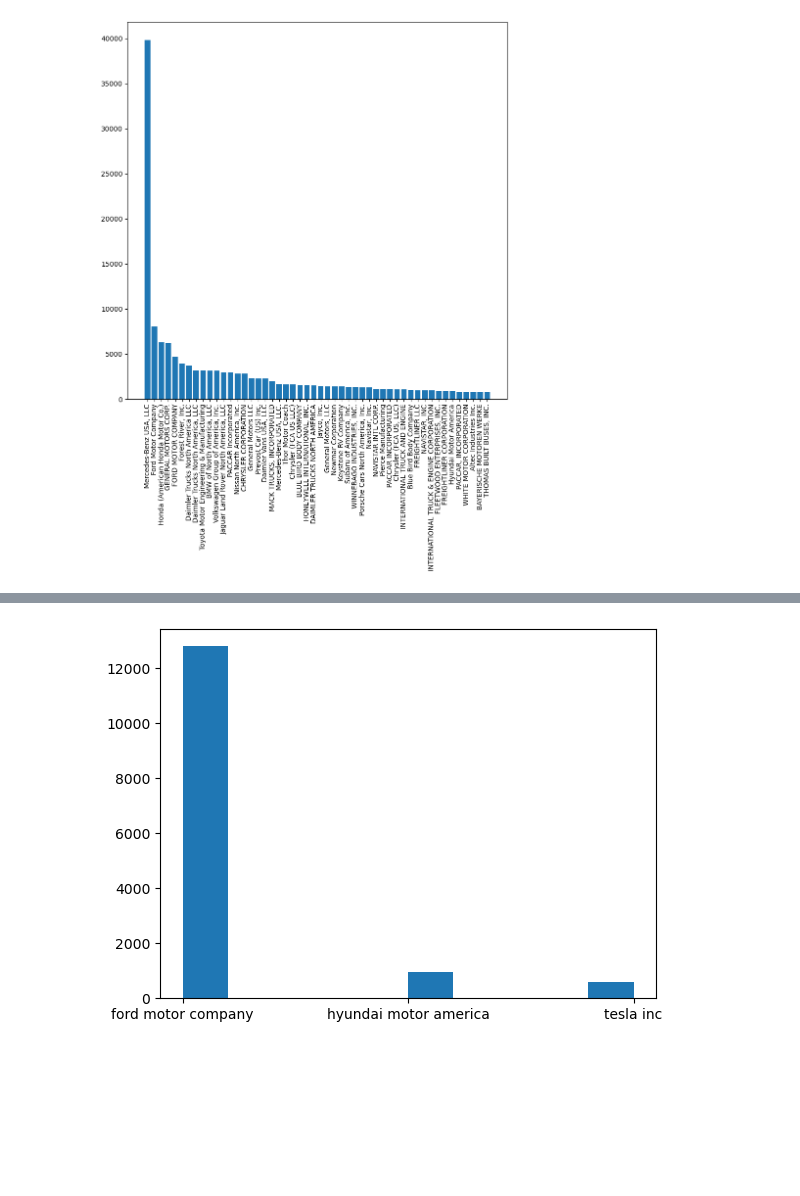
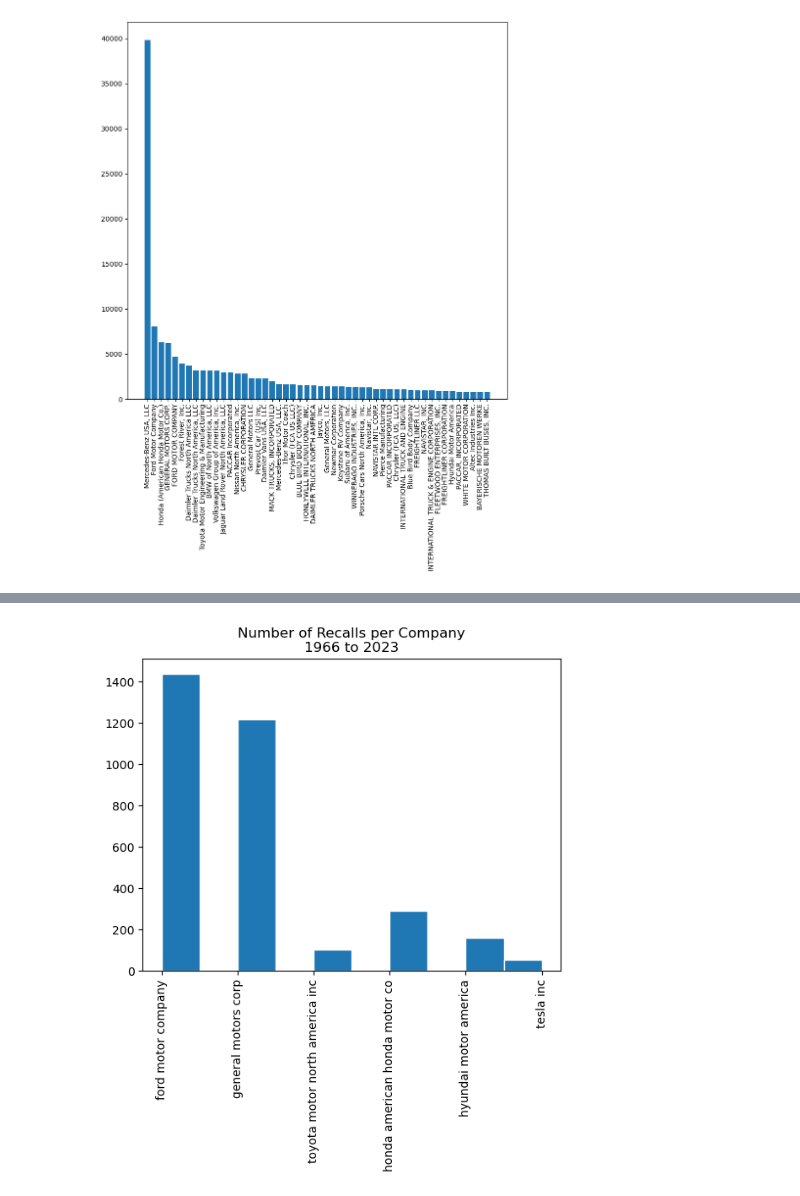
Before and after one commit to prithvidasgupta/si671, a Jupyter notebook: pm_nb.ipynb, the cells around one changed output, grey strips where cells are left out. Cells and saved outputs as stored; diff of their text form; code cells hidden in the pictures; blank space fills up the shorter version.

```diff
--- a/pm_nb.ipynb
+++ b/pm_nb.ipynb
@@ -207,10 +279,10 @@ company_recalls
-# %%
-# NOTE: Something has gone wrong with the filtering
-# BUG: Fix filtering of company names
-plt.hist(x=company_recalls["MFGNAME"])
-plt.show()
-# %% [output]
-[figure, removed]
+# %%
+plt.hist(x=company_recalls_counts["MFGNAME"], edgecolor="white")
+plt.xticks(rotation=90)
+plt.title("Number of Recalls per Company\n1966 to 2023")
+plt.show()
+# %% [output]
+[figure, added]
 # %%
 # Select manufacturers of interest (e.g. Honda)
 # Select one recall for each
```
Also changed, not shown: parts of 11 cells of this notebook, 1 other file.
